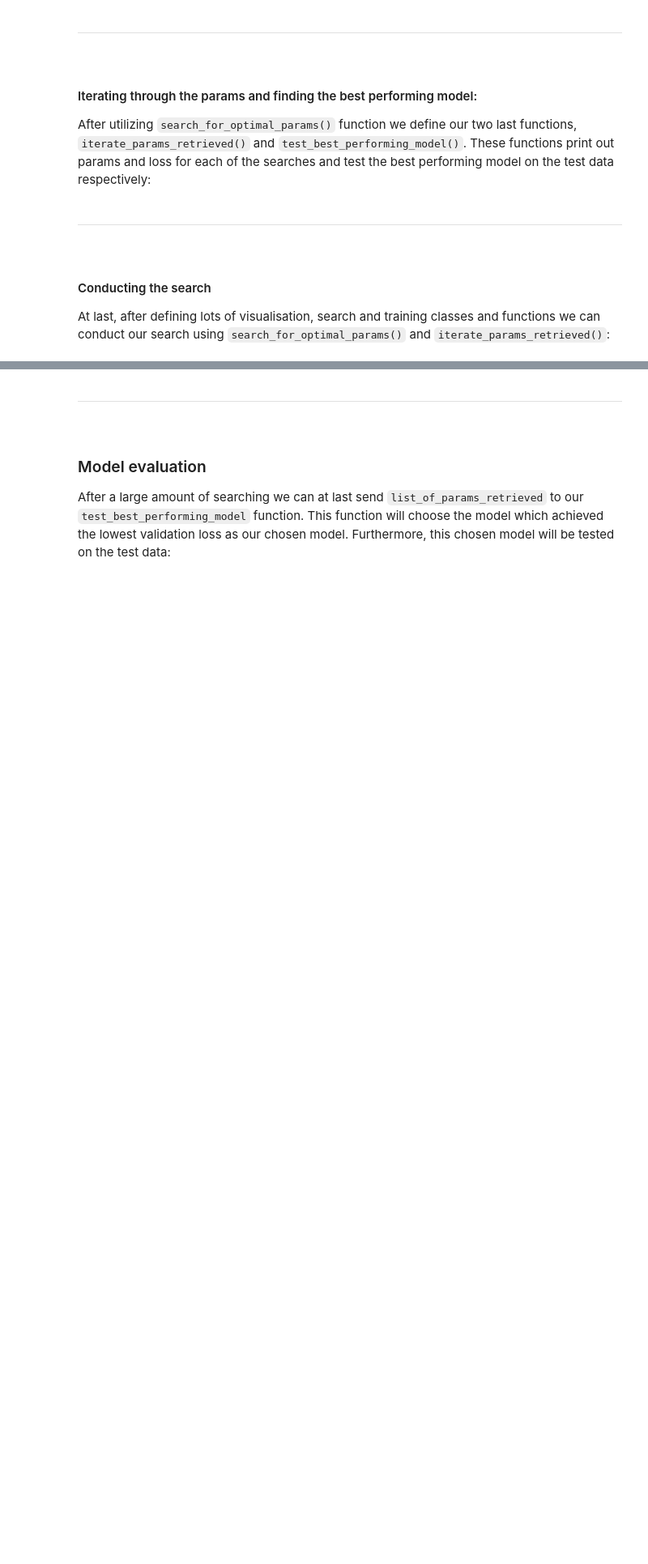
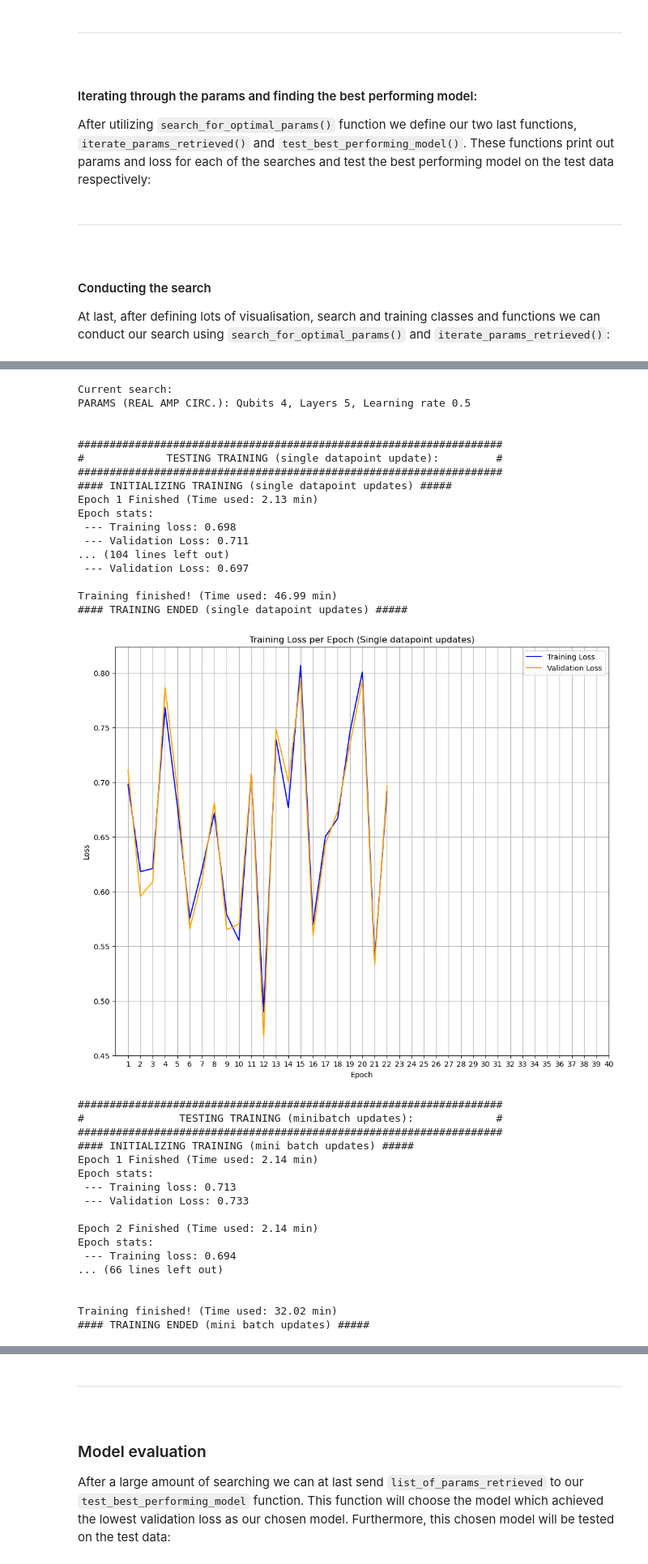
Before and after one commit to martinfloo/inf367-ma2, a Jupyter notebook: notebook_tobias_version.ipynb, the cells around one changed output, grey strips where cells are left out. Shown at 81% size. Drawn from its saved outputs; the diff is of its cells as text; code cells hidden in the pictures; blank space fills up the shorter version.

```diff
--- a/notebook_tobias_version.ipynb
+++ b/notebook_tobias_version.ipynb
@@ -1571,0 +1573,40 @@ Best Params: [ 6.17630171  2.21010084 -7.81687343  0.4692302  -5.4213848  -9.545
+# %%
+num_qubits_7, num_layers_7, name_7, search_7 = search_for_optimal_params(num_qubits = 4, num_layers = 5, learning_rate = 0.5, realAMP = True)
+iterate_params_retrieved(num_qubits_7, num_layers_7, name_7, search_7)
+list_of_params_retrieved.append([num_qubits_7, num_layers_7, name_7, search_7])
+# %% [output]
+Current search:
+PARAMS (REAL AMP CIRC.): Qubits 4, Layers 5, Learning rate 0.5
+
+
+###################################################################
+#             TESTING TRAINING (single datapoint update):         #
+###################################################################
+#### INITIALIZING TRAINING (single datapoint updates) #####
+Epoch 1 Finished (Time used: 2.13 min)
+Epoch stats:
+ --- Training loss: 0.698
+ --- Validation Loss: 0.711
+... (104 lines left out)
+ --- Validation Loss: 0.697
+
+Training finished! (Time used: 46.99 min)
+#### TRAINING ENDED (single datapoint updates) #####
+[figure, added]
+###################################################################
+#               TESTING TRAINING (minibatch updates):             #
+###################################################################
+#### INITIALIZING TRAINING (mini batch updates) #####
+Epoch 1 Finished (Time used: 2.14 min)
+Epoch stats:
+ --- Training loss: 0.713
+ --- Validation Loss: 0.733
+
+Epoch 2 Finished (Time used: 2.14 min)
+Epoch stats:
+ --- Training loss: 0.694
+... (66 lines left out)
+
+
+Training finished! (Time used: 32.02 min)
+#### TRAINING ENDED (mini batch updates) #####
```
Also changed, not shown: parts of 11 cells of this notebook.
